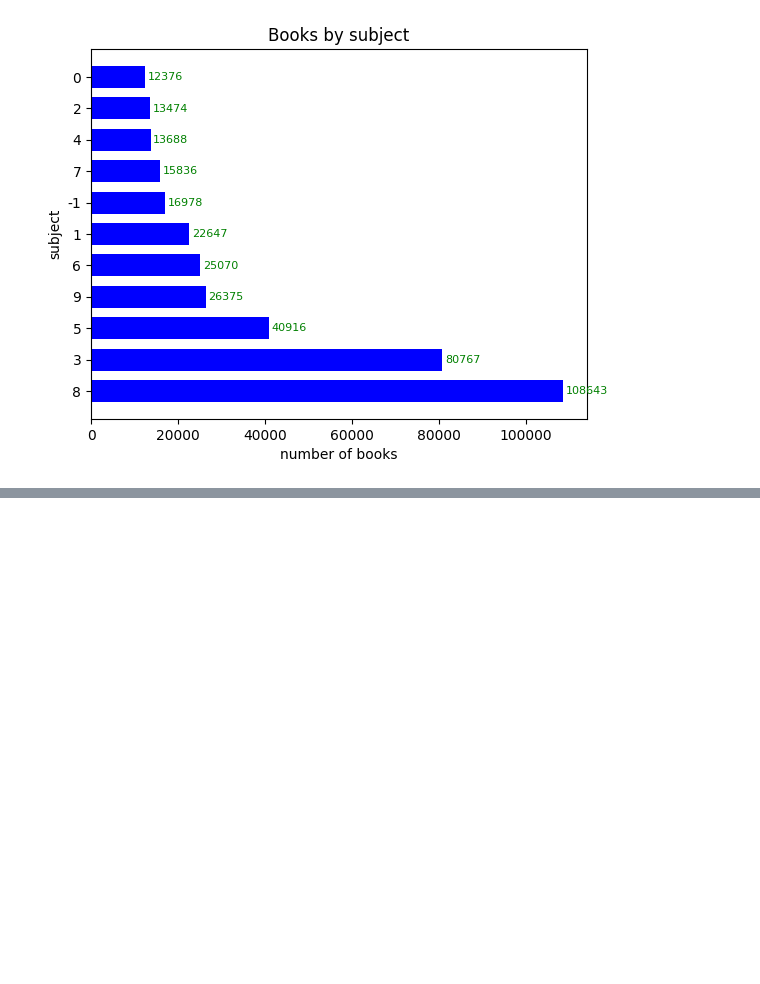
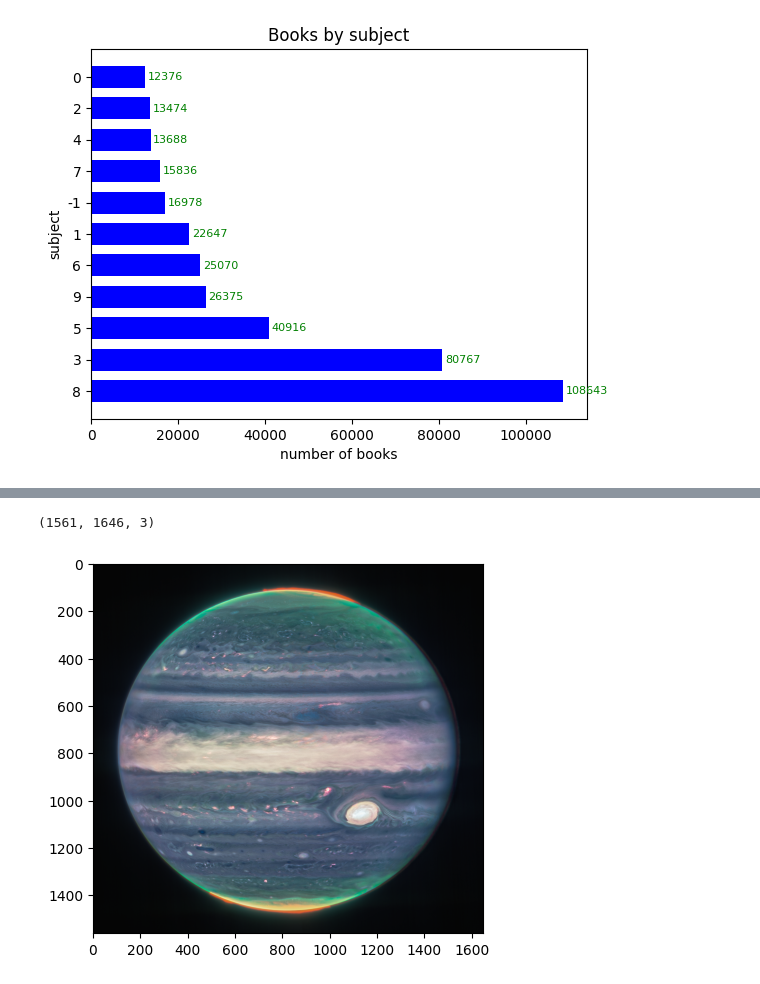
Before and after one commit to hyeonn-06/data_analysis, a Jupyter notebook: ch05_2.ipynb, the cells around one changed output, grey strips where cells are left out. Cells and saved outputs as stored; diff of their text form; code cells hidden in the pictures; blank space fills up the shorter version.

```diff
--- a/ch05_2.ipynb
+++ b/ch05_2.ipynb
@@ -207,0 +228,10 @@ plt.show()
+# %%
+img = plt.imread("jupiter.png")
+img.shape
+# %% [output]
+(1561, 1646, 3)
+# %%
+plt.imshow(img)
+plt.show()
+# %% [output]
+[figure, added]
```
Also changed, not shown: parts of 8 cells of this notebook.
